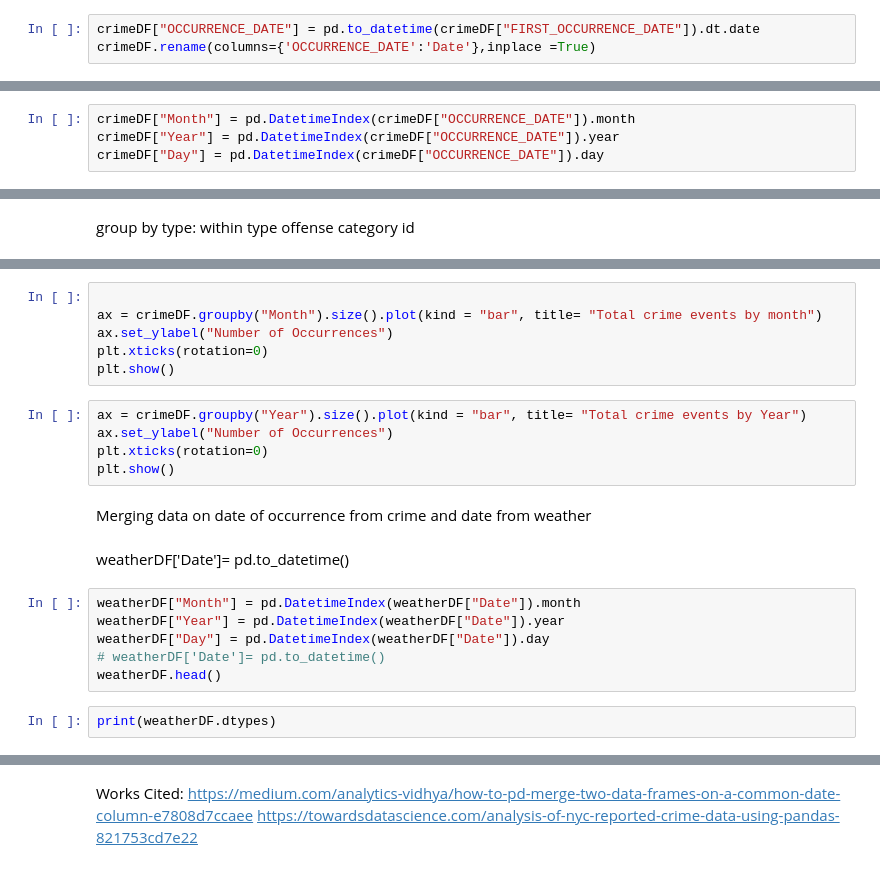
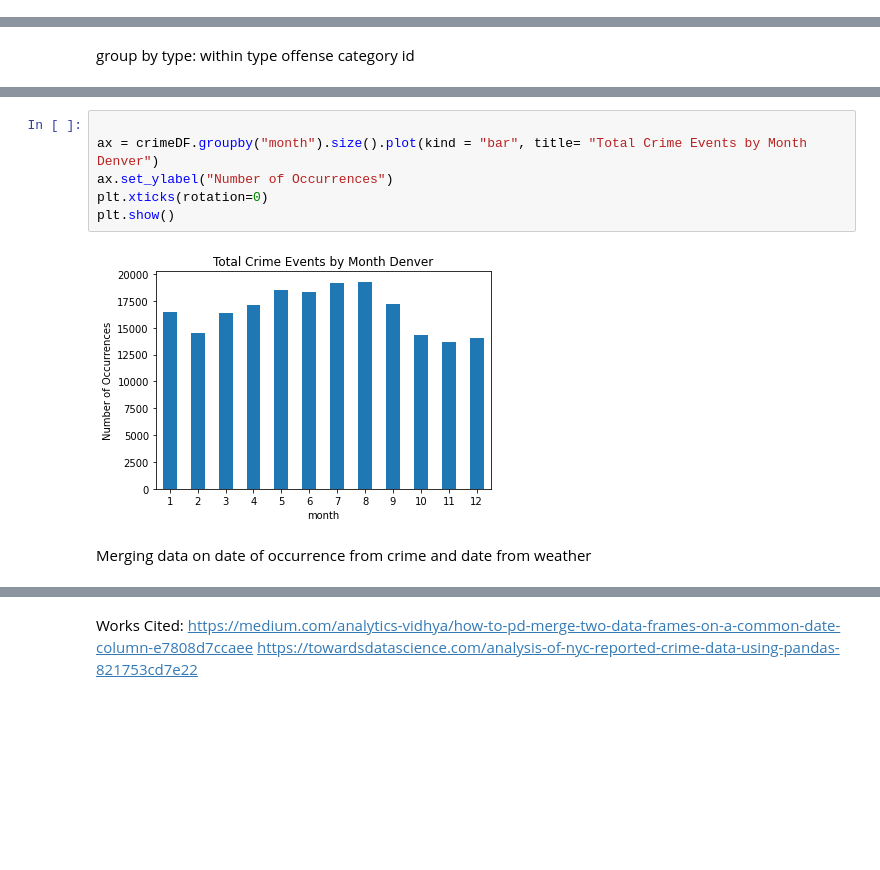
Before and after one commit to laurenawilk/CSCI4502, a Jupyter notebook: dataminingsemesterproject.ipynb, the cells around one changed output, grey strips where cells are left out. Cells and saved outputs as stored; diff of their text form; blank space fills up the shorter version.

```diff
--- a/dataminingsemesterproject.ipynb
+++ b/dataminingsemesterproject.ipynb
@@ -66,5 +90,2 @@ crimeDF.head()
 # %%
 del weatherDF['Time']
-# %%
-crimeDF["OCCURRENCE_DATE"] = pd.to_datetime(crimeDF["FIRST_OCCURRENCE_DATE"]).dt.date
-crimeDF.rename(columns={'OCCURRENCE_DATE':'Date'},inplace =True)
@@ -254,7 +160,3 @@ del crimeDF["IS_CRIME"]
 del crimeDF["IS_TRAFFIC"]
 # %%
 del crimeDF["INCIDENT_ADDRESS"]
-# %%
-crimeDF["Month"] = pd.DatetimeIndex(crimeDF["OCCURRENCE_DATE"]).month
-crimeDF["Year"] = pd.DatetimeIndex(crimeDF["OCCURRENCE_DATE"]).year
-crimeDF["Day"] = pd.DatetimeIndex(crimeDF["OCCURRENCE_DATE"]).day
@@ -370,23 +250,10 @@ plt.show()
 # %%
 
-ax = crimeDF.groupby("Month").size().plot(kind = "bar", title= "Total crime events by month")
+ax = crimeDF.groupby("month").size().plot(kind = "bar", title= "Total Crime Events by Month Denver")
 ax.set_ylabel("Number of Occurrences")
 plt.xticks(rotation=0)
 plt.show()
+# %% [output]
+[figure, added]
-# %%
-ax = crimeDF.groupby("Year").size().plot(kind = "bar", title= "Total crime events by Year")
-ax.set_ylabel("Number of Occurrences")
-plt.xticks(rotation=0)
-plt.show()
 # %% [markdown]
 Merging data on date of occurrence from crime and date from weather
-# %% [markdown]
-weatherDF['Date']= pd.to_datetime()
-# %%
-weatherDF["Month"] = pd.DatetimeIndex(weatherDF["Date"]).month
-weatherDF["Year"] = pd.DatetimeIndex(weatherDF["Date"]).year
-weatherDF["Day"] = pd.DatetimeIndex(weatherDF["Date"]).day
-# weatherDF['Date']= pd.to_datetime()
-weatherDF.head()
-# %%
-print(weatherDF.dtypes)
```
Also changed, not shown: parts of 54 cells of this notebook, 2 other files.
